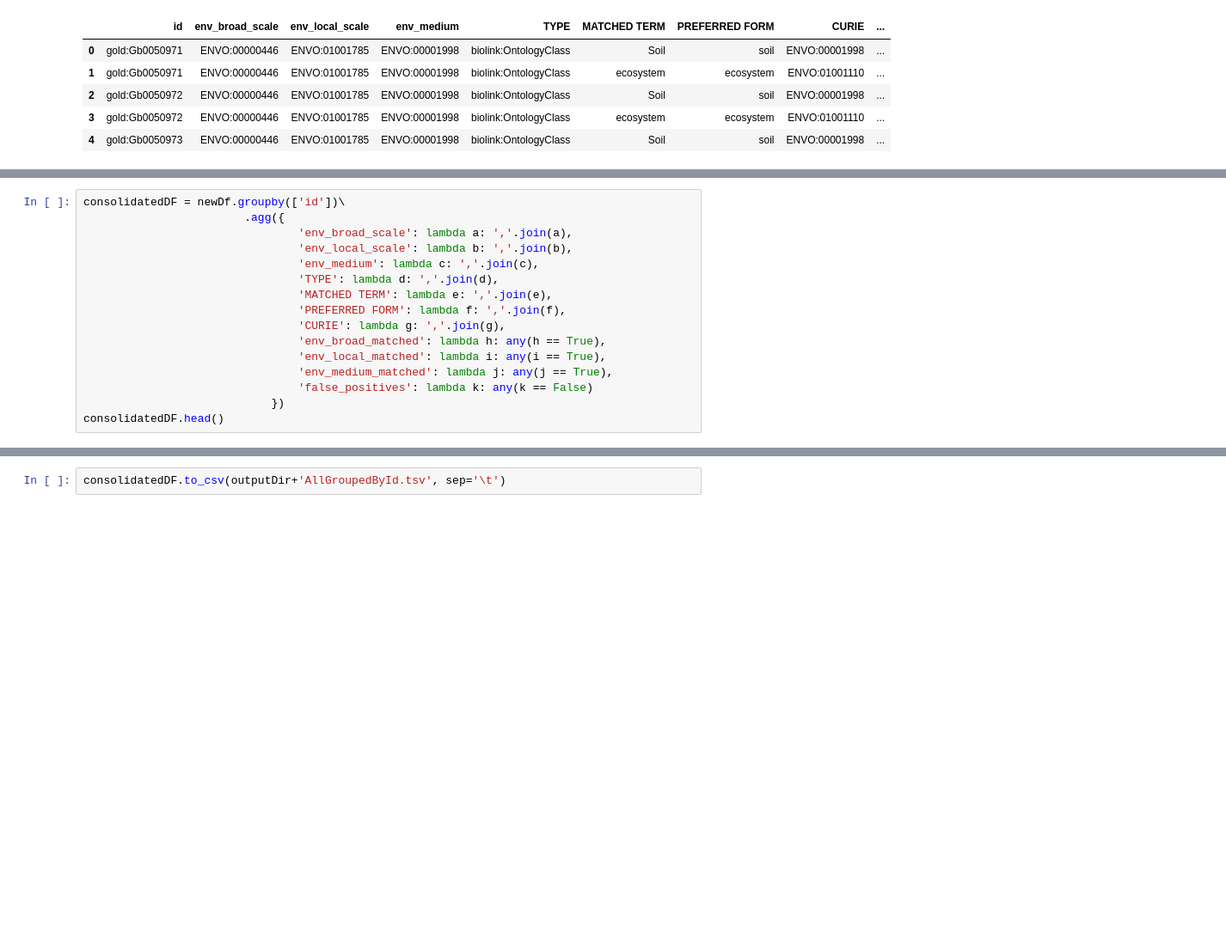
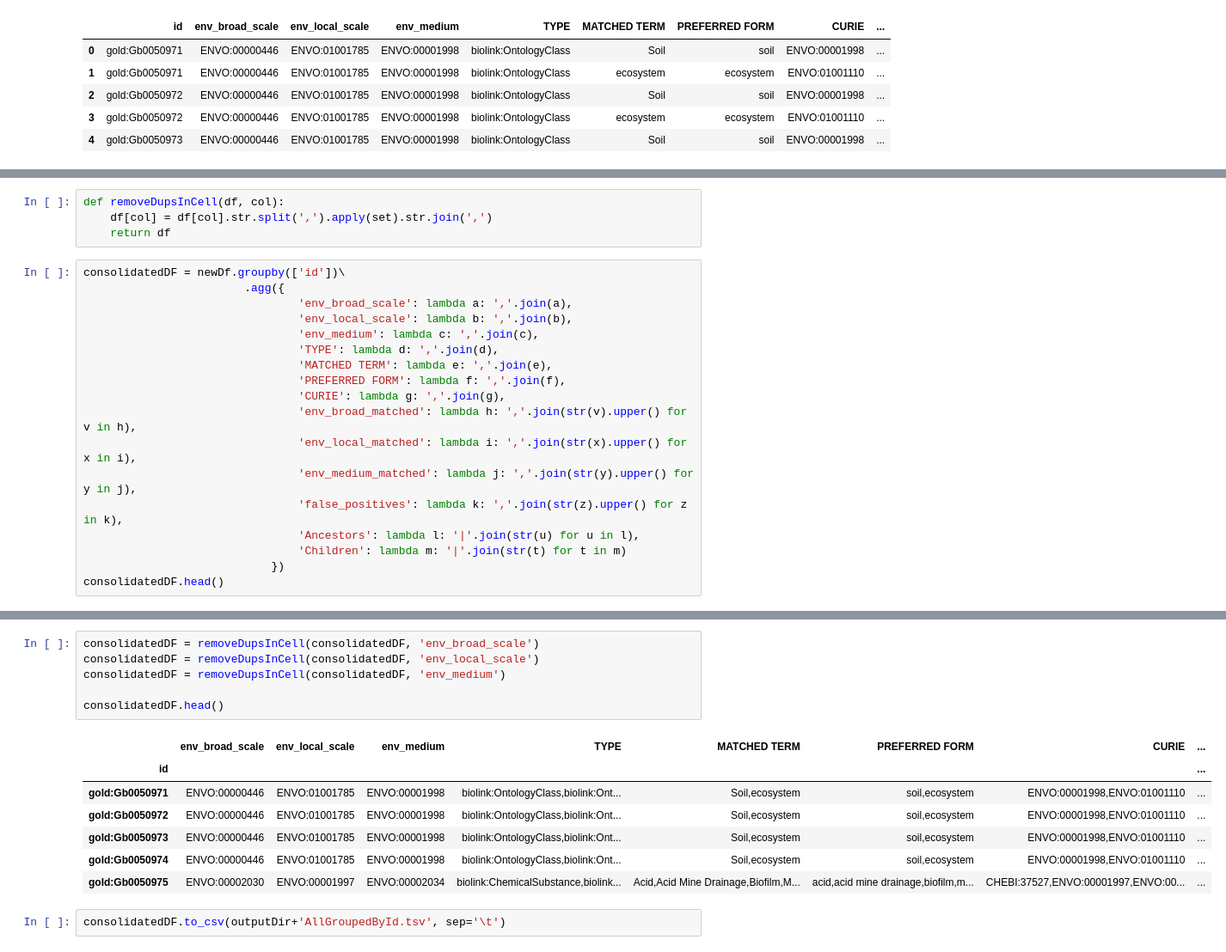
Before and after one commit to INCATools/biosample-analysis, a Jupyter notebook: src/notebooks/Gold database Analysis.ipynb, the cells around one changed output, grey strips where cells are left out. Shown at 86% size. Cells and saved outputs as stored; diff of their text form; blank space fills up the shorter version.

```diff
--- a/src/notebooks/Gold database Analysis.ipynb
+++ b/src/notebooks/Gold database Analysis.ipynb
@@ -115,3 +211,7 @@ newDf.head()
+# %%
+def removeDupsInCell(df, col):
+    df[col] = df[col].str.split(',').apply(set).str.join(',')
+    return df
 # %%
 consolidatedDF = newDf.groupby(['id'])\
                         .agg({
@@ -122,10 +222,12 @@ consolidatedDF = newDf.groupby(['id'])\
                                 'MATCHED TERM': lambda e: ','.join(e),
                                 'PREFERRED FORM': lambda f: ','.join(f),
                                 'CURIE': lambda g: ','.join(g),
-                                'env_broad_matched': lambda h: any(h == True),
-                                'env_local_matched': lambda i: any(i == True),
-                                'env_medium_matched': lambda j: any(j == True),
-                                'false_positives': lambda k: any(k == False)
+                                'env_broad_matched': lambda h: ','.join(str(v).upper() for v in h),
+                                'env_local_matched': lambda i: ','.join(str(x).upper() for x in i),
+                                'env_medium_matched': lambda j: ','.join(str(y).upper() for y in j),
+                                'false_positives': lambda k: ','.join(str(z).upper() for z in k),
+                                'Ancestors': lambda l: '|'.join(str(u) for u in l),
+                                'Children': lambda m: '|'.join(str(t) for t in m)
                             })
 consolidatedDF.head()
 # %% [output]
@@ -136,6 +238,20 @@ consolidatedDF.head()
 | gold:Gb0050973 | ENVO:00000446,ENVO:00000446 | ENVO:01001785,ENVO:01001785 | ENVO:00001998,ENVO:00001998 | biolink:OntologyClass,biolink:Ont... | Soil,ecosystem | soil,ecosystem | ENVO:00001998,ENVO:01001110 | ... |
 | gold:Gb0050974 | ENVO:00000446,ENVO:00000446 | ENVO:01001785,ENVO:01001785 | ENVO:00001998,ENVO:00001998 | biolink:OntologyClass,biolink:Ont... | Soil,ecosystem | soil,ecosystem | ENVO:00001998,ENVO:01001110 | ... |
 | gold:Gb0050975 | ENVO:00002030,ENVO:00002030,ENVO:... | ENVO:00001997,ENVO:00001997,ENVO:... | ENVO:00002034,ENVO:00002034,ENVO:... | biolink:ChemicalSubstance,biolink... | Acid,Acid Mine Drainage,Biofilm,M... | acid,acid mine drainage,biofilm,m... | CHEBI:37527,ENVO:00001997,ENVO:00... | ... |
+# %%
+consolidatedDF = removeDupsInCell(consolidatedDF, 'env_broad_scale')
+consolidatedDF = removeDupsInCell(consolidatedDF, 'env_local_scale')
+consolidatedDF = removeDupsInCell(consolidatedDF, 'env_medium')
+
+consolidatedDF.head()
+# %% [output]
+|  | env_broad_scale | env_local_scale | env_medium | TYPE | MATCHED TERM | PREFERRED FORM | CURIE | ... |
+| id |  |  |  |  |  |  |  | ... |
+| gold:Gb0050971 | ENVO:00000446 | ENVO:01001785 | ENVO:00001998 | biolink:OntologyClass,biolink:Ont... | Soil,ecosystem | soil,ecosystem | ENVO:00001998,ENVO:01001110 | ... |
+| gold:Gb0050972 | ENVO:00000446 | ENVO:01001785 | ENVO:00001998 | biolink:OntologyClass,biolink:Ont... | Soil,ecosystem | soil,ecosystem | ENVO:00001998,ENVO:01001110 | ... |
+| gold:Gb0050973 | ENVO:00000446 | ENVO:01001785 | ENVO:00001998 | biolink:OntologyClass,biolink:Ont... | Soil,ecosystem | soil,ecosystem | ENVO:00001998,ENVO:01001110 | ... |
+| gold:Gb0050974 | ENVO:00000446 | ENVO:01001785 | ENVO:00001998 | biolink:OntologyClass,biolink:Ont... | Soil,ecosystem | soil,ecosystem | ENVO:00001998,ENVO:01001110 | ... |
+| gold:Gb0050975 | ENVO:00002030 | ENVO:00001997 | ENVO:00002034 | biolink:ChemicalSubstance,biolink... | Acid,Acid Mine Drainage,Biofilm,M... | acid,acid mine drainage,biofilm,m... | CHEBI:37527,ENVO:00001997,ENVO:00... | ... |
 # %%
 consolidatedDF.to_csv(outputDir+'AllGroupedById.tsv', sep='\t')
 # %%
```
Also changed, not shown: parts of 16 cells of this notebook.
